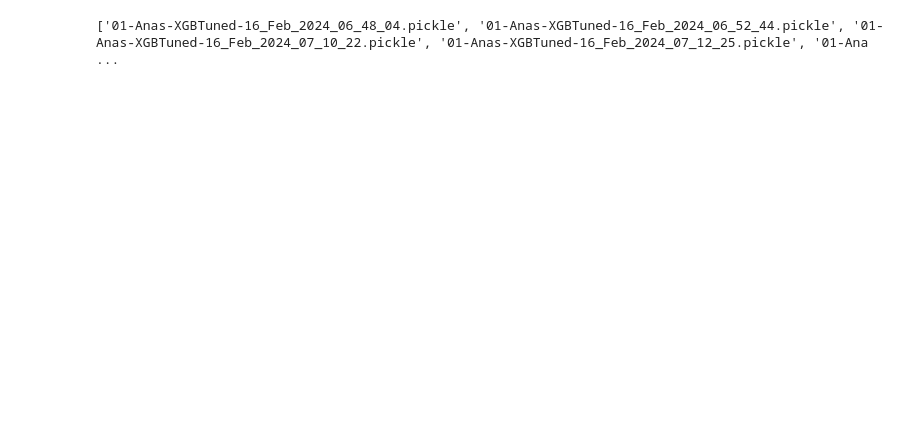
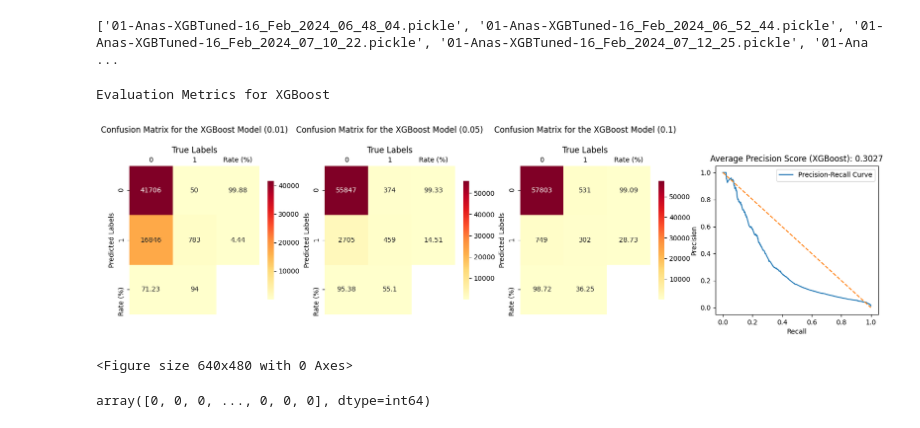
Before and after one commit to MrAnasAbid/Fraud_Detection, a Jupyter notebook: fraud_detection/notebooks/1.0-Anas-Evaluation.ipynb, the cells around one changed output. Saved outputs shown, nothing was run; the diff lists cells and outputs as text; code cells hidden in the pictures; blank space fills up the shorter version.

Commit message:
Started visualizations of the evaluation, pending exposre

```diff
--- a/fraud_detection/notebooks/1.0-Anas-Evaluation.ipynb
+++ b/fraud_detection/notebooks/1.0-Anas-Evaluation.ipynb
@@ -55,8 +55,81 @@ model_XGB = Model(model_args)
 
 # Load the evaluation data
 eval_data = pd.read_csv(EVAL_DATA)
+X_eval = eval_data.drop('fraud_flag', axis=1)
+y_eval = eval_data['fraud_flag']
 
 # Transform the evaluation data
-eval_data = model_XGB.pipe.transform(eval_data)
+X_eval = model_XGB.pipe.transform(X_eval)
 if model_XGB.prediction_matrix_type == 'xgb.DMatrix':
-    eval_data = xgb.DMatrix(eval_data)
+    X_eval = xgb.DMatrix(X_eval)
+
+model_XGB.y_pred_valid = model_XGB.model.predict(X_eval)
+model_XGB.y_true_valid = y_eval
+# %%
+from sklearn.metrics import confusion_matrix, precision_recall_curve, average_precision_score, precision_recall_fscore_support
+import seaborn as sns
+import matplotlib.pyplot as plt
+import pandas as pd
+
+def modified_confusion_matrix(true_labels, pred_labels, model_name, threshold, ax):
+
+    pred_labels = (pred_labels > threshold).astype(int)
+
+    cm = confusion_matrix(pred_labels, true_labels)
+
+    scores_df = pd.DataFrame(precision_recall_fscore_support(pred_labels, true_labels)).T
+    scores_df.columns = ["precision", "recall", "fscore", "support"]
+    scores_df[['precision', 'recall', 'fscore']] = scores_df[['precision', 'recall', 'fscore']] * 100
+    scores_df = scores_df.round({'precision': 2, 'recall': 2, 'fscore': 2})
+    overall_accuracy = "{:.2%}".format(accuracy_score(pred_labels, true_labels))
+    res = pd.concat([pd.DataFrame(cm), scores_df['recall']], axis=1)
+    res = pd.concat([res, scores_df['precision'].to_frame().T], axis=0)
+
+    heatmap = sns.heatmap(res, annot=True, fmt='g', cmap="YlOrRd", cbar_kws={'shrink': 0.8}, ax=ax)
+    ax.set_xticklabels([str(i) for i in range(2)] + ["Rate (%)"])
+    ax.set_yticklabels([str(i) for i in range(2)] + ["Rate (%)"])
+    ax.tick_params(axis='x', which='both', bottom=False, top=True, labelbottom=False, labeltop=True, length=0)
+    ax.set_ylabel('Predicted Labels')
+    ax.set_title(f"Confusion Matrix for the {model_name} Model " + f"({threshold})" + '\n' + '\n' + r"True Labels", multialignment='center')
+    ax.set_frame_on(False)
+
+def plot_precision_recall_curve(true_labels, pred_labels, model_name, ax=None):
+    precision, recall, thresholds = precision_recall_curve(true_labels, pred_labels)
+    map = average_precision_score(true_labels, pred_labels)
+
+    ax.plot(recall, precision, label='Precision-Recall Curve')
+    ax.set_xlabel('Recall')
+    ax.set_ylabel('Precision')
+    ax.set_title(f'Average Precision Score ({model_name}): {map:.4f}')
+    ax.legend()
+
+    # Plot the baseline diagonal line
+    ax.plot([0, 1], [1, 0], linestyle='--', label='Baseline')
+
+    plt.show()
+
+thresholds = [0.01, 0.05, 0.1]
+print(f'Evaluation Metrics for {model_XGB.model_name}')
+
+# Create a single subplot with four columns
+fig, ax = plt.subplots(1, 4, figsize=(20, 4))  # Adjust figsize as needed
+
+# Iterate through thresholds and plot confusion matrix for each
+for i, threshold in enumerate(thresholds):
+    ax_i = ax[i]  # Select the current subplot
+    modified_confusion_matrix(model_XGB.y_true_train, model_XGB.y_pred_train, model_XGB.model_name, threshold, ax_i)
+
+# Plot the precision-recall curve
+ax_pr = ax[-1]  # Select the last subplot
+plot_precision_recall_curve(model_XGB.y_true_train, model_XGB.y_pred_train, model_XGB.model_name, ax_pr)
+
+plt.tight_layout()
+plt.show()
+# %% [output]
+Evaluation Metrics for XGBoost
+[figure, added]
+<Figure size 640x480 with 0 Axes>
+# %%
+model_XGB.y_true_train
+# %% [output]
+array([0, 0, 0, ..., 0, 0, 0], dtype=int64)
```
Also changed, not shown: parts of 1 cell of this notebook, 2 other files.
